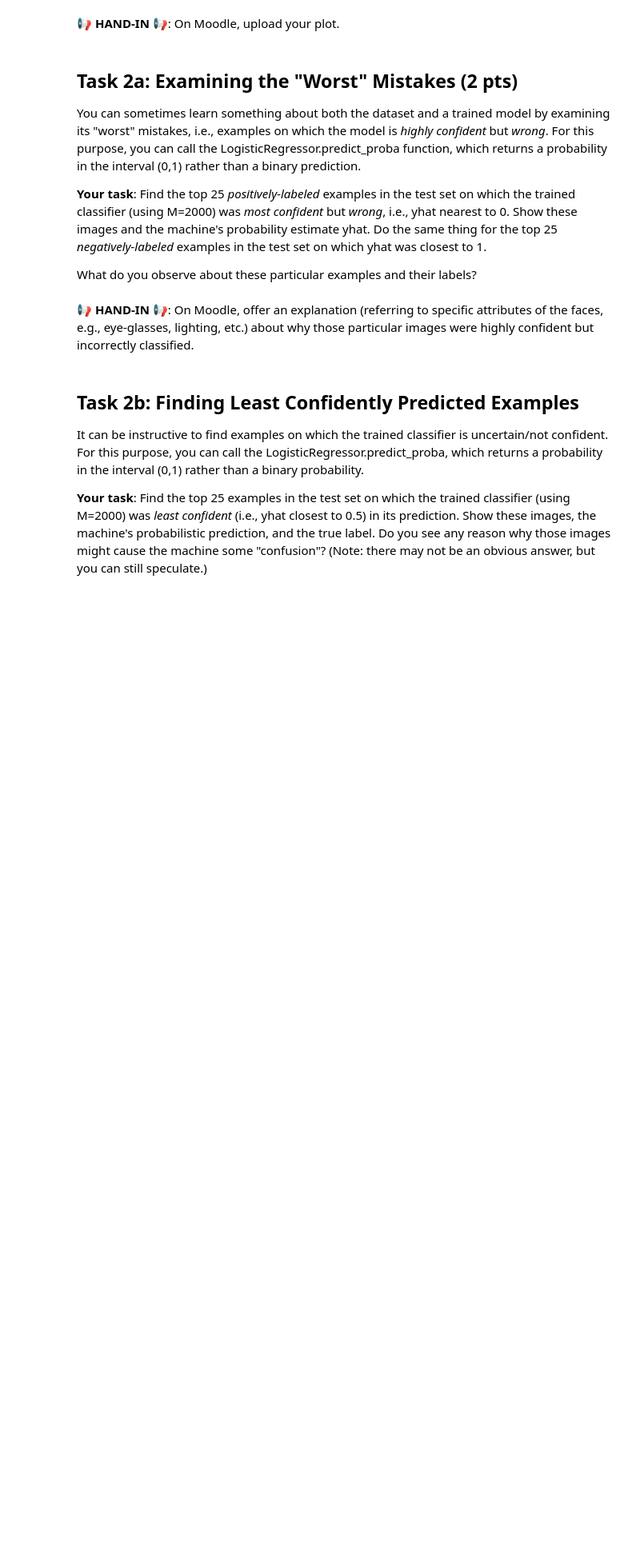
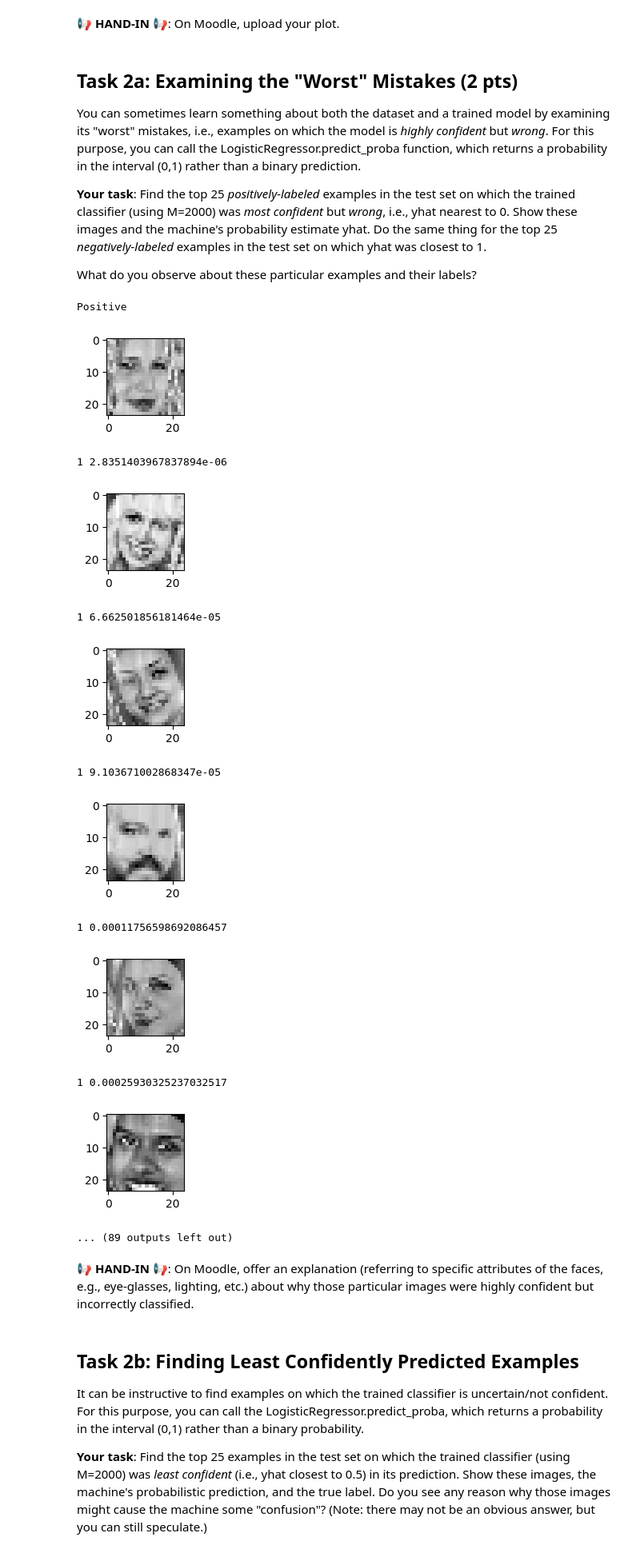
Before and after one commit to VibishekBBW/335-TransferApp, a Jupyter notebook: week4/L04_Logistic_Regression.ipynb, the cells around one changed output. Shown at 80% size. Drawn from its saved outputs; the diff is of its cells as text; code cells hidden in the pictures; blank space fills up the shorter version.

```diff
--- a/week4/L04_Logistic_Regression.ipynb
+++ b/week4/L04_Logistic_Regression.ipynb
@@ -160,14 +160,35 @@ def show (idxs):
     print(testingLabels[idx], yhat[idx])
 # %%
 # In the line below, ",1" picks out the probability of the positive class (smile)
+logisticRegressor = sklearn.linear_model.LogisticRegression(max_iter=500)
+logisticRegressor.fit(trainingFaces, trainingLabels)
 yhat = logisticRegressor.predict_proba(testingFaces)[:,1]
 
 print("Positive")
 # TODO: find the top 25 least worst mistakes for the positive examples
-show(idxs)
+positive_wrong = np.where((testingLabels == 1) & (yhat < 0.5))[0]
+worst_pos = positive_wrong[np.argsort(yhat[positive_wrong])[:25]]
+show(worst_pos)
+
 print("Negative")
 # TODO: find the top 25 least worst mistakes for the negative examples
-show(idxs)
+negative_wrong = np.where((testingLabels == 0) & (yhat > 0.5))[0]
+worst_neg = negative_wrong[np.argsort(-yhat[negative_wrong])[:25]]
+show(worst_neg)
+# %% [output]
+Positive
+[figure, added]
+1 2.8351403967837894e-06
+[figure, added]
+1 6.662501856181464e-05
+[figure, added]
+1 9.103671002868347e-05
+[figure, added]
+1 0.00011756598692086457
+[figure, added]
+1 0.00025930325237032517
+[figure, added]
+... (89 outputs left out)
 # %% [markdown]
 📢 **HAND-IN** 📢:
 On Moodle, offer an explanation (referring to specific attributes of the faces, e.g., eye-glasses, lighting, etc.) about why those particular images were highly confident but incorrectly classified.
```
Also changed, not shown: parts of 6 cells of this notebook.
